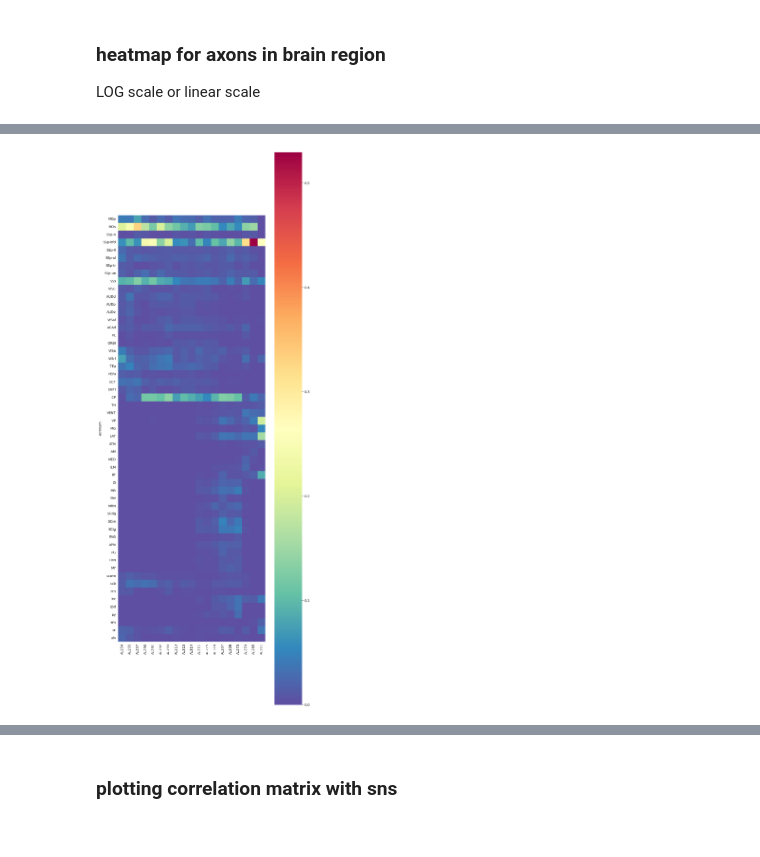
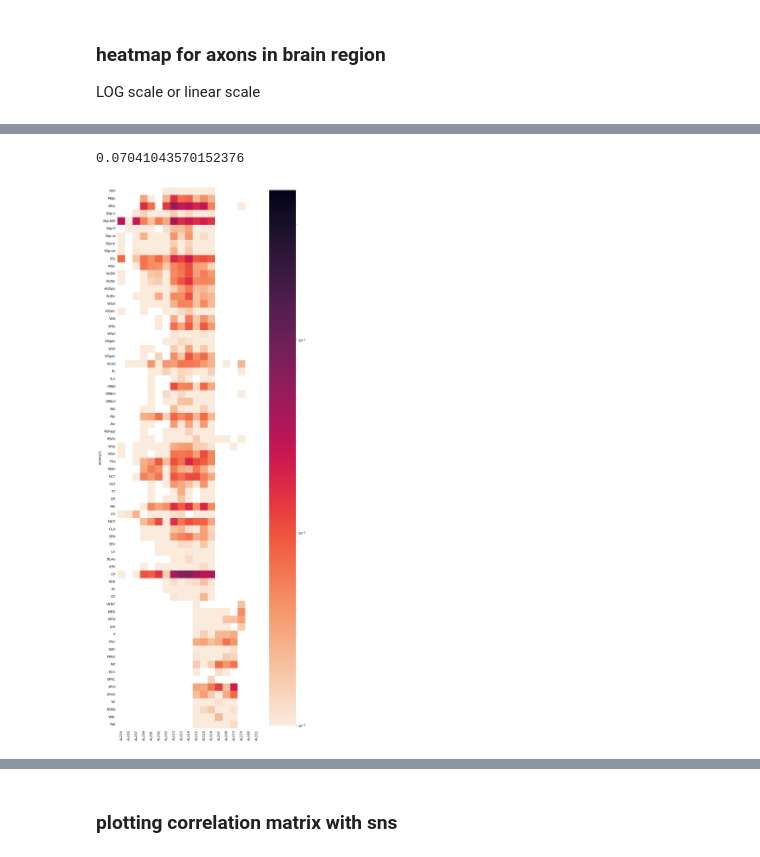
Before and after one commit to YANQI-LIU/Image_Registration, a Jupyter notebook: plotting_sns.ipynb, the cells around one changed output, grey strips where cells are left out. Saved outputs shown, nothing was run; the diff lists cells and outputs as text; code cells hidden in the pictures.

Commit message:
added threshold .001 for full heatmap, equal color range and ignores fiber tracks and ventricular system

```diff
--- a/plotting_sns.ipynb
+++ b/plotting_sns.ipynb
@@ -494,26 +513,28 @@ now processing the following files:
 LOG scale or linear scale
 # %%
 #find all relevant files
-folder= r'D:\viral_results\s1'
-outdir = r'D:\viral_results\s1_results'
+folder= r'D:\viral_results\s2'
+outdir = r'D:\viral_results\s2_results'
 
 files= [ i for i  in os.listdir(folder) if 'with_counts' in i]
+
+atlas_labels=pd.read_csv('D:\Allenbrainatlas\ARA_25_micron_mhd_ccf2017\labels.csv')
 # %%
-column_order= ['AL254', 'AL255', 'AL257','AL290','AL291','AL292','AL293','AL213','AL313','AL314',
-               'AL211', 'AL215','AL318', 'AL207','AL209','AL273','AL274','AL285','AL311']
+#column_order= ['AL254', 'AL255', 'AL257','AL290','AL291','AL292','AL293','AL213','AL313','AL314','AL211', 'AL215','AL318', 'AL207','AL209','AL273','AL274','AL285','AL311']
 # for verified s1 injections as of april .2023
 
-#column_order= ['AL303','AL332','AL333','AL290','AL292','AL323', 'AL278', 'AL280', 'AL319', 'AL288', 'AL326', 'AL327',
-#              'AL281', 'AL286', 'AL321', 'AL322', 'AL274', 'AL310', 'AL330']
+column_order= ['AL303','AL332','AL333','AL290','AL292','AL323', 'AL278', 'AL280', 'AL319', 'AL288', 'AL326', 'AL327','AL281', 'AL286', 'AL321', 'AL322', 'AL274', 'AL310', 'AL330']
 #for s2 injections as of June.2023
 # %%
-side='left'
-parent_axons= [ i for i  in os.listdir(folder) if 'Lparent' in i]
+side='right'
+parent_axons= [ i for i  in os.listdir(folder) if 'Rparent' in i]
 #change side to right and Rparent for the other hemisphere!
 
+#axonal_df= combine_df_old(folder, parent_axons)
+#axonal_df=axonal_df.T
+
 axonal_df= combine_df(folder, parent_axons)
-axonal_df=axonal_df.T
-#axonal_df.columns
+#a cleaner way to concatenate dataframe
 # %%
 final=axonal_df[column_order]
 
@@ -543,7 +559,7 @@ final_df= df.reindex(sort_acronym_df.acronyms.to_list())
 # %%
 #final_df[final_df.index=='SPVI']
 # %%
-final_df = final_df[(final_df > 0.01).any(1)]
+final_df = final_df[(final_df > 0.001).any(1)]
 
 # only take regions that have value above 0.01 for any one of the sample
 
@@ -570,26 +582,26 @@ final_df
+# %%
+final_df.values.max()
+# %% [output]
+0.07041043570152376
 # %%
+# log color scale, do not change vmin and vmax! 0.001 and 0.6
+
 fig, ax = plt.subplots(figsize=(10,80))
 g1= sns.heatmap(final_df,
-                #norm=LogNorm(),
+                norm=LogNorm(vmin=0.001, vmax= 0.6),
                 cmap="rocket_r",
-                #cmap="Spectral_r",
                 square=True,
                 linewidths=0.0,
                 rasterized=True)
 
 g1.tick_params(bottom=False, left=False)
 # disable ticks because it is such a mess in illustrator!
 
 plt.rcParams['svg.fonttype'] = 'none'
 # so text stay as text not paths!
 
-
 #plt.savefig(f'{outdir}\{side}_heatmap_logscale.svg')
 
-#plt.savefig(f'{outdir}\{side}_heatmap_linearscale.svg')
-
-plt.savefig(f'{outdir}\{side}_heatmap_linearscale_above0.01.svg')
-
-plt.show()
+#plt.show()
 # %% [output]
-[figure, old version]
+[figure, new version]
```
Also changed, not shown: parts of 13 cells of this notebook.
